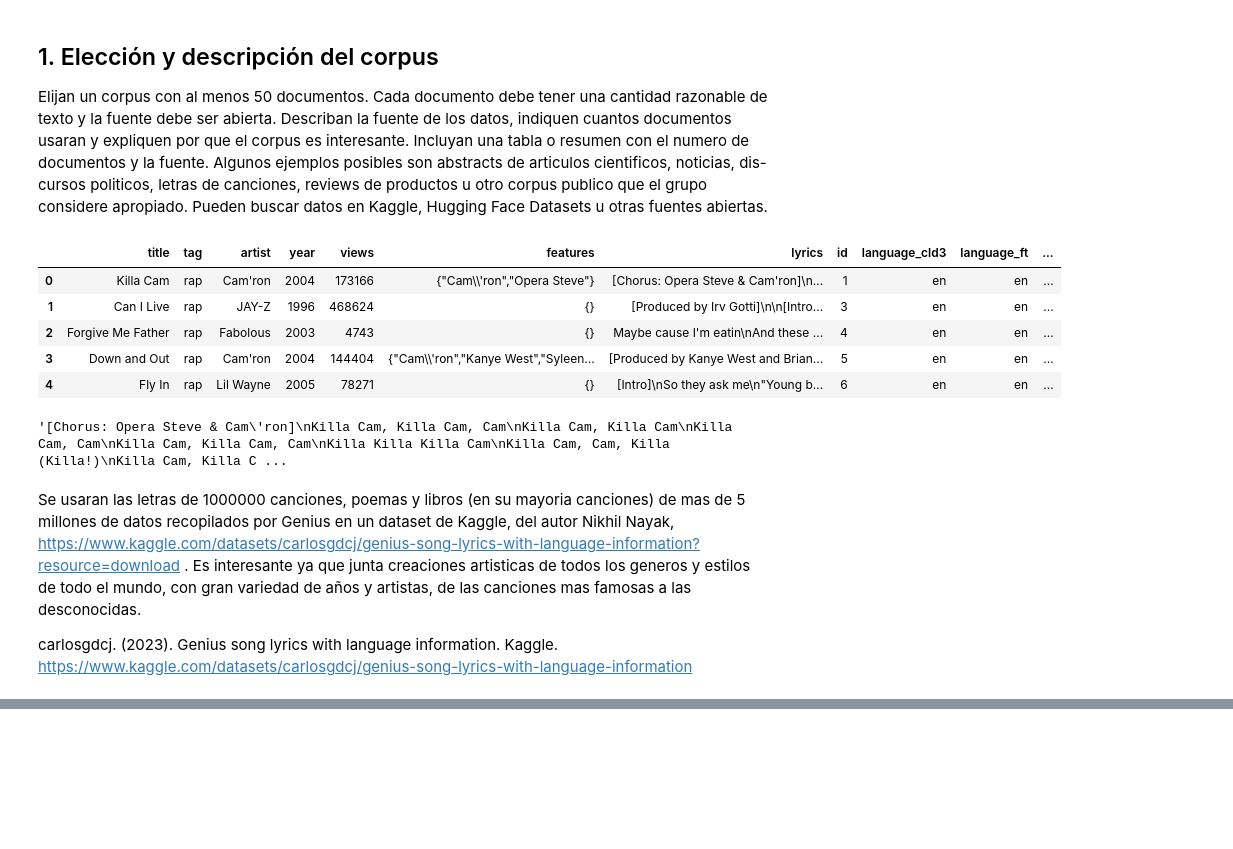
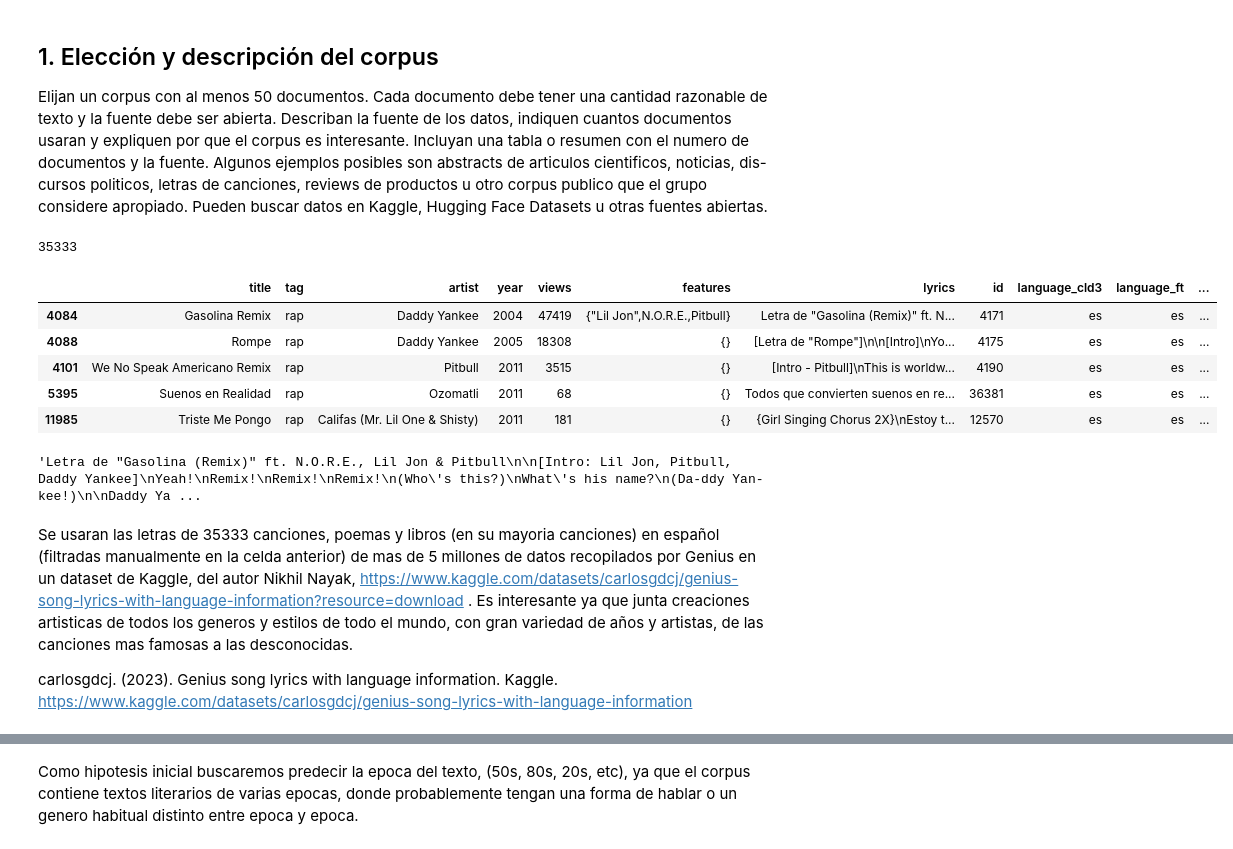
Before and after one commit to Cristobal-Lyon-Diaz/IMT2230-lgebra-Lineal-Avanzada-y-Modelamiento-Proyecto-1-LSA-con-SVD, a Jupyter notebook: main.ipynb, the cells around one changed output, grey strips where cells are left out. Saved outputs shown, nothing was run; the diff lists cells and outputs as text; code cells hidden in the pictures; blank space fills up the shorter version.

```diff
--- a/main.ipynb
+++ b/main.ipynb
@@ -19,21 +20,26 @@ import os
 # %%
 df = pd.read_csv(os.path.join("data", "song_lyrics.csv"), nrows=1000000)
+df = df[df["language"] == "es"]
+df = df[df["language_cld3"] == "es"]
+df = df[df["language_ft"] == "es"]
+print(len(df))
 #IMPORTANTE: si uno no pone limite, simplemente ningun computador es capaz de procesar tantas canciones, por ende solo analizaremos 1 M
 df.head()
 # %% [output]
+35333
 |  | title | tag | artist | year | views | features | lyrics | id | language_cld3 | language_ft | ... |
-| 0 | Killa Cam | rap | Cam'ron | 2004 | 173166 | {"Cam\\'ron","Opera Steve"} | [Chorus: Opera Steve & Cam'ron]\n... | 1 | en | en | ... |
-| 1 | Can I Live | rap | JAY-Z | 1996 | 468624 | {} | [Produced by Irv Gotti]\n\n[Intro... | 3 | en | en | ... |
-| 2 | Forgive Me Father | rap | Fabolous | 2003 | 4743 | {} | Maybe cause I'm eatin\nAnd these ... | 4 | en | en | ... |
-| 3 | Down and Out | rap | Cam'ron | 2004 | 144404 | {"Cam\\'ron","Kanye West","Syleen... | [Produced by Kanye West and Brian... | 5 | en | en | ... |
-| 4 | Fly In | rap | Lil Wayne | 2005 | 78271 | {} | [Intro]\nSo they ask me\n"Young b... | 6 | en | en | ... |
+| 4084 | Gasolina Remix | rap | Daddy Yankee | 2004 | 47419 | {"Lil Jon",N.O.R.E.,Pitbull} | Letra de "Gasolina (Remix)" ft. N... | 4171 | es | es | ... |
+| 4088 | Rompe | rap | Daddy Yankee | 2005 | 18308 | {} | [Letra de "Rompe"]\n\n[Intro]\nYo... | 4175 | es | es | ... |
+| 4101 | We No Speak Americano Remix | rap | Pitbull | 2011 | 3515 | {} | [Intro - Pitbull]\nThis is worldw... | 4190 | es | es | ... |
+| 5395 | Suenos en Realidad | rap | Ozomatli | 2011 | 68 | {} | Todos que convierten suenos en re... | 36381 | es | es | ... |
+| 11985 | Triste Me Pongo | rap | Califas (Mr. Lil One & Shisty) | 2011 | 181 | {} | {Girl Singing Chorus 2X}\nEstoy t... | 12570 | es | es | ... |
 # %%
 letras = [letra for letra in df["lyrics"]]
 letras[0]
 # %% [output]
-'[Chorus: Opera Steve & Cam\'ron]\nKilla Cam, Killa Cam, Cam\nKilla Cam, Killa Cam\nKilla Cam, Cam\nKilla Cam, Killa Cam, Cam\nKilla Killa Killa Cam\nKilla Cam, Cam, Killa (Killa!)\nKilla Cam, Killa C ...
+'Letra de "Gasolina (Remix)" ft. N.O.R.E., Lil Jon & Pitbull\n\n[Intro: Lil Jon, Pitbull, Daddy Yankee]\nYeah!\nRemix!\nRemix!\nRemix!\n(Who\'s this?)\nWhat\'s his name?\n(Da-ddy Yan-kee!)\n\nDaddy Ya ...
 # %% [markdown]
-Se usaran las letras de 1000000 canciones, poemas y libros (en su mayoria canciones) de mas de 5 millones de datos recopilados por Genius en un dataset de Kaggle, del autor Nikhil Nayak, https://www.kaggle.com/datasets/carlosgdcj/genius-song-lyrics-with-language-information?resource=download . Es interesante ya que junta creaciones artisticas de todos los generos y estilos de todo el mundo, con gran variedad de años y artistas, de las canciones mas famosas a las desconocidas.
+Se usaran las letras de 35333 canciones, poemas y libros (en su mayoria canciones) en español (filtradas manualmente en la celda anterior) de mas de 5 millones de datos recopilados por Genius en un dataset de Kaggle, del autor Nikhil Nayak, https://www.kaggle.com/datasets/carlosgdcj/genius-song-lyrics-with-language-information?resource=download . Es interesante ya que junta creaciones artisticas de todos los generos y estilos de todo el mundo, con gran variedad de años y artistas, de las canciones mas famosas a las desconocidas.
 
 carlosgdcj. (2023). Genius song lyrics with language information. Kaggle. https://www.kaggle.com/datasets/carlosgdcj/genius-song-lyrics-with-language-information
 # %%
@@ -48,2 +55,4 @@ sobre la estructura del corpus.
 Por ejemplo, pueden anticipar temas posibles, grupos de documentos, palabras importantes o separaciones esperadas entre categorias. La salida esperada
 es un parrafo corto con una hipotesis inicial concreta
+# %% [markdown]
+Como hipotesis inicial buscaremos predecir la epoca del texto, (50s, 80s, 20s, etc), ya que el corpus contiene textos literarios de varias epocas, donde probablemente tengan una forma de hablar o un genero habitual distinto entre epoca y epoca.
```
Also changed, not shown: parts of 10 cells of this notebook.
